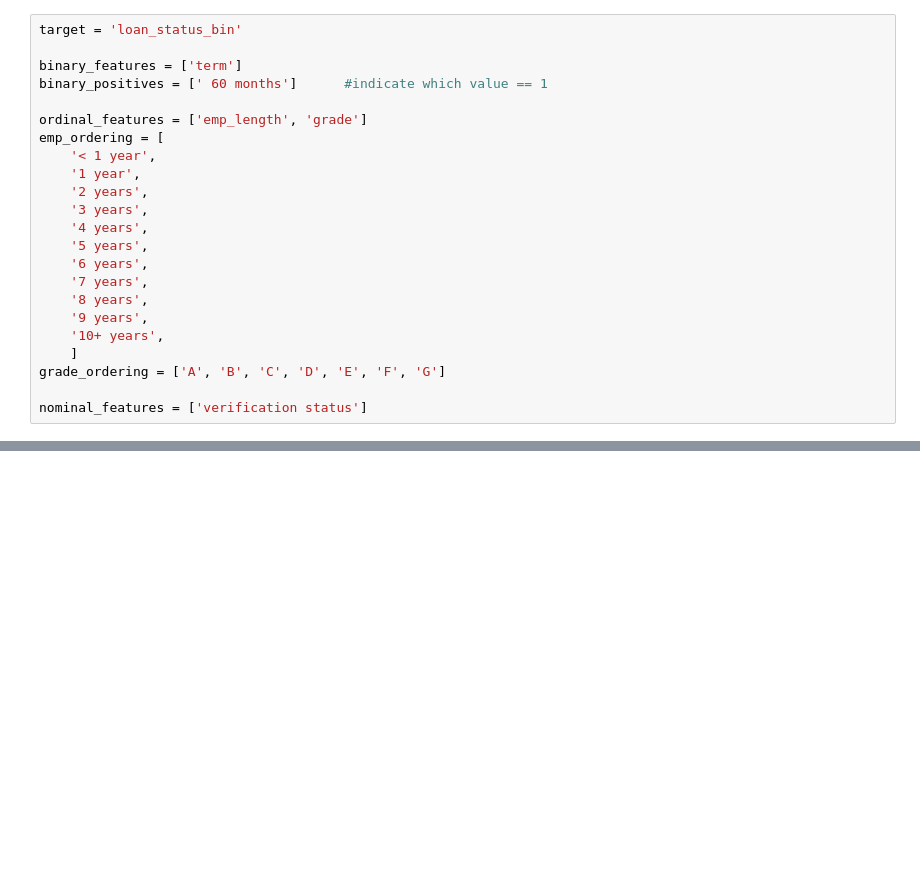
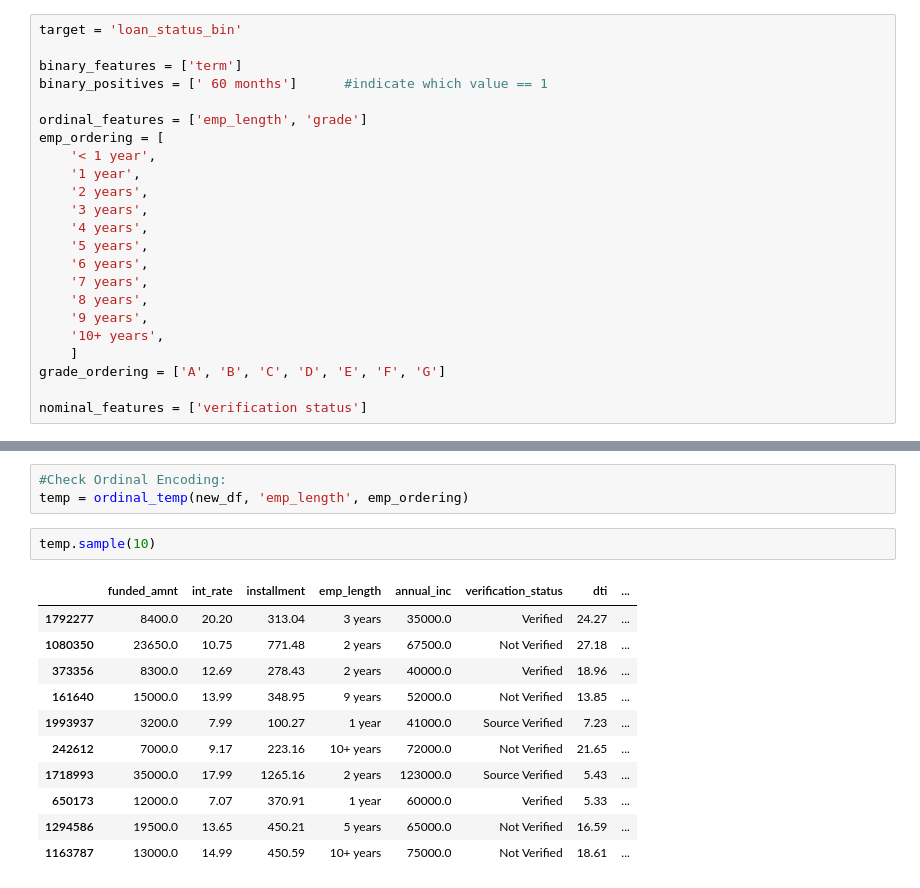
Before and after one commit to Amar-raj-j6380/Lending_Club, a Jupyter notebook: 4. Paid In Full vs Defaulted/Preprocess - 10 features.ipynb, the cells around one changed output, grey strips where cells are left out. Drawn from its saved outputs; the diff is of its cells as text; blank space fills up the shorter version.

```diff
--- a/4. Paid Off vs Defaulted/Acc Loans - Choose Feat + Data Clean.ipynb
+++ b/4. Paid In Full vs Defaulted/Preprocess - 10 features.ipynb
@@ -447,0 +469,17 @@ df4
+# %%
+#Check Ordinal Encoding:
+temp = ordinal_temp(new_df, 'emp_length', emp_ordering)
+# %%
+temp.sample(10)
+# %% [output]
+|  | funded_amnt | int_rate | installment | emp_length | annual_inc | verification_status | dti | ... |
+| 1792277 | 8400.0 | 20.20 | 313.04 | 3 years | 35000.0 | Verified | 24.27 | ... |
+| 1080350 | 23650.0 | 10.75 | 771.48 | 2 years | 67500.0 | Not Verified | 27.18 | ... |
+| 373356 | 8300.0 | 12.69 | 278.43 | 2 years | 40000.0 | Verified | 18.96 | ... |
+| 161640 | 15000.0 | 13.99 | 348.95 | 9 years | 52000.0 | Not Verified | 13.85 | ... |
+| 1993937 | 3200.0 | 7.99 | 100.27 | 1 year | 41000.0 | Source Verified | 7.23 | ... |
+| 242612 | 7000.0 | 9.17 | 223.16 | 10+ years | 72000.0 | Not Verified | 21.65 | ... |
+| 1718993 | 35000.0 | 17.99 | 1265.16 | 2 years | 123000.0 | Source Verified | 5.43 | ... |
+| 650173 | 12000.0 | 7.07 | 370.91 | 1 year | 60000.0 | Verified | 5.33 | ... |
+| 1294586 | 19500.0 | 13.65 | 450.21 | 5 years | 65000.0 | Not Verified | 16.59 | ... |
+| 1163787 | 13000.0 | 14.99 | 450.59 | 10+ years | 75000.0 | Not Verified | 18.61 | ... |
```
Also changed, not shown: parts of 28 cells of this notebook.
